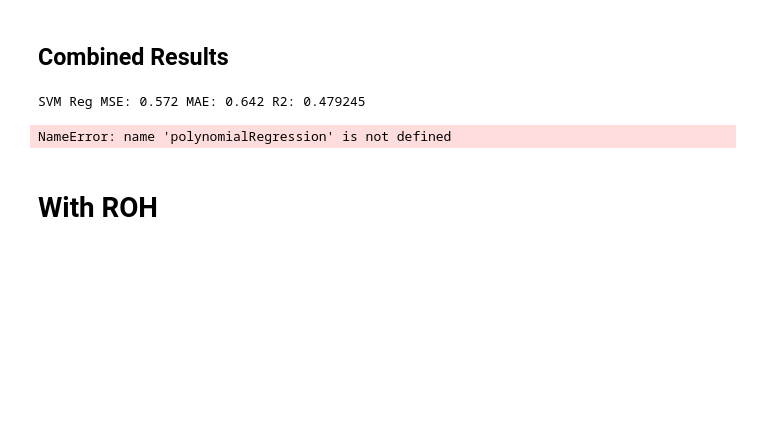
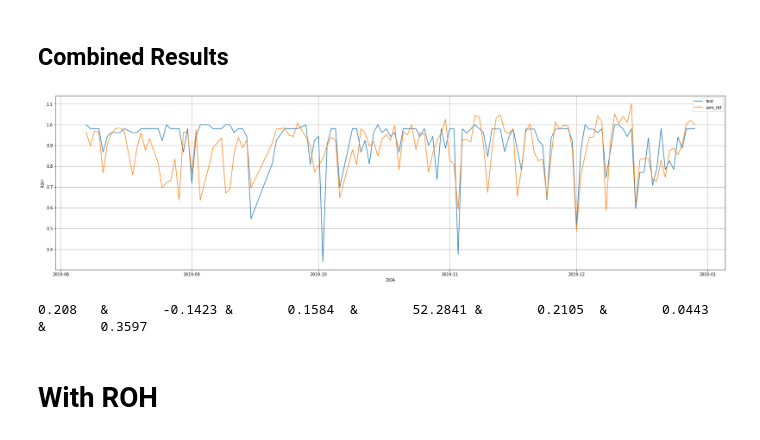
Before and after one commit to ahmadabdullah247/thesis, a Jupyter notebook: SingleHotel/LA_SVR.ipynb, the cells around one changed output. Cells and saved outputs as stored; diff of their text form; code cells hidden in the pictures; blank space fills up the shorter version.

```diff
--- a/SingleHotel/LA_SVR.ipynb
+++ b/SingleHotel/LA_SVR.ipynb
@@ -176,30 +189,25 @@ forecast_accuracy(test['svm_rbf'],test['ROH'])
 # %%
 clean_hotels = [  48,   80,   86,  148,  151,  199,  269,  284,  317,  322,  577,1041, 1100, 1479, 1968, 4290]
 result = []
 for hotelId in clean_hotels:
     df = pd.read_pickle('../dataset/preprocessed/'+str(hotelId)+'_imputed.pkl')
     df = preprocess(df)
     train, test = train_test_split(df)
-    cols = df.columns
-
-    model = create_model(train)
-    pred = model.forecast(len(test))
-    eval = forecast_accuracy(pred,test.ROH)
+    cols = [col for col in df.columns if col != 'ROH']
+    # creating model
+    y = train.pop('ROH')
+    X = train
+    svr_rbf = SVR(kernel='rbf', C=1, gamma='scale', epsilon=0.01)
+    model_rbf = svr_rbf.fit(X,y)
+    # predicting
+    test['svm_rbf'] = model_rbf.predict(test[cols])
+    # plot
+    plot_result(test)
+    # evaluation
+    forecast_accuracy(test['svm_rbf'],test['ROH'])
 # %% [output]
+[figure, added]
-SVM Reg MSE: 0.572 MAE: 0.642 R2: 0.479245
+0.208   &       -0.1423 &       0.1584  &       52.2841 &       0.2105  &       0.0443  &       0.3597
-# %%
-from sklearn.model_selection import cross_validate
-
-scoring = {'r2':'r2', 'MSE':'neg_mean_squared_error'}
-for degree in range(2,7):
-    res = cross_validate(polynomialRegression(degree), X, y, cv=270,scoring=scoring, return_train_score=True)
-
-    print("Poly degree:",degree)
-    print("R2  Test Score: %0.2f (+/- %0.2f)) | Train Score: %0.2f (+/- %0.2f))"%(res['test_r2'].mean(),res['test_r2'].std()* 2,res['train_r2'].mean(),res['train_r2'].std()* 2))
-    print("MSE Test Score: %0.2f (+/- %0.2f)) | Train Score: %0.2f (+/- %0.2f))"%(res['test_MSE'].mean(),res['test_MSE'].std()* 2,res['train_MSE'].mean(),res['train_MSE'].std()* 2))
-    print("RMSE Test Score: %0.2f (+/- %0.2f)) | Train Score: %0.2f (+/- %0.2f))"%(np.sqrt(-res['test_MSE']).mean(),np.sqrt(-res['test_MSE']).std()* 2,np.sqrt(-res['train_MSE']).mean(),np.sqrt(-res['test_MSE']).std()* 2))
-# %% [output]
-NameError: name 'polynomialRegression' is not defined
 # %% [markdown]
 # With ROH
 # %%
```
Also changed, not shown: parts of 5 cells of this notebook.
